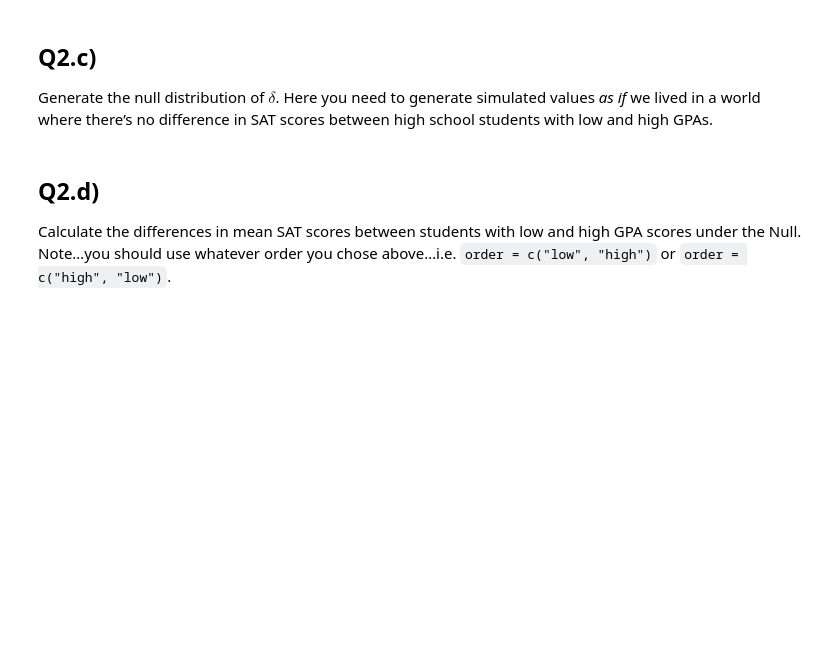
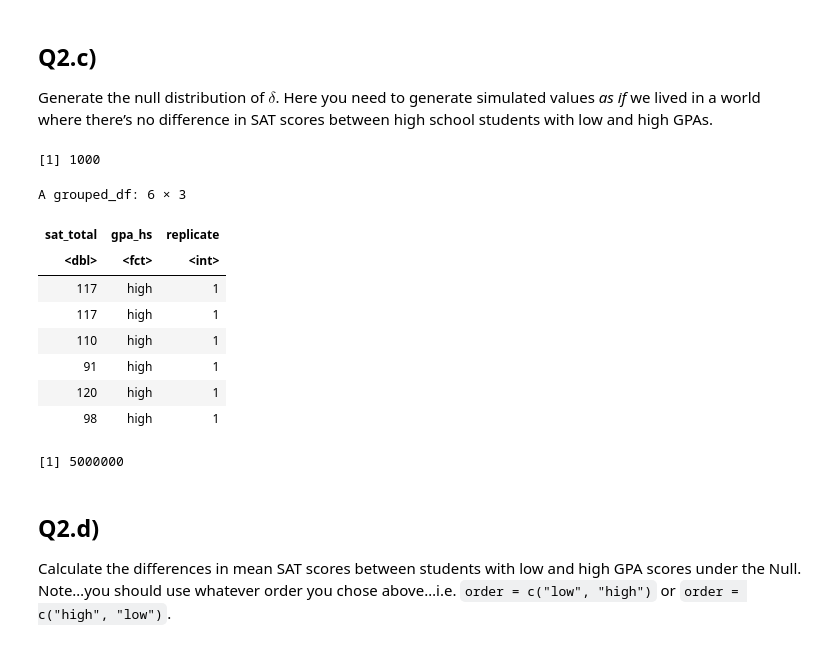
Before and after one commit to UNC-DATA-730/unit-9-assignment-dlee002, a Jupyter notebook: assignment9.ipynb, the cells around one changed output. Saved outputs shown, nothing was run; the diff lists cells and outputs as text; code cells hidden in the pictures; blank space fills up the shorter version.

```diff
--- a/assignment9.ipynb
+++ b/assignment9.ipynb
@@ -329,7 +411,30 @@ in SAT scores between high school students with low and high GPAs.
 # %%
 # you finish this code....
 
 # sat_in_null_world <- sat_gpa
+
+nrow(sat_gpa)
+
+sat_in_null_world = sat_gpa |>
+  specify(sat_total ~ gpa_hs) |>
+  hypothesize(null = "independence") |>
+  generate(reps = 5000, type = 'permute')
+
+sat_in_null_world |> head()
+
+nrow(sat_in_null_world)
+# %% [output]
+[1] 1000
+A grouped_df: 6 × 3
+| sat_total | gpa_hs | replicate |
+| <dbl> | <fct> | <int> |
+| 117 | high | 1 |
+| 117 | high | 1 |
+| 110 | high | 1 |
+| 91 | high | 1 |
+| 120 | high | 1 |
+| 98 | high | 1 |
+[1] 5000000
 # %% [markdown]
 ## Q2.d)
 
```
Also changed, not shown: parts of 21 cells of this notebook.
